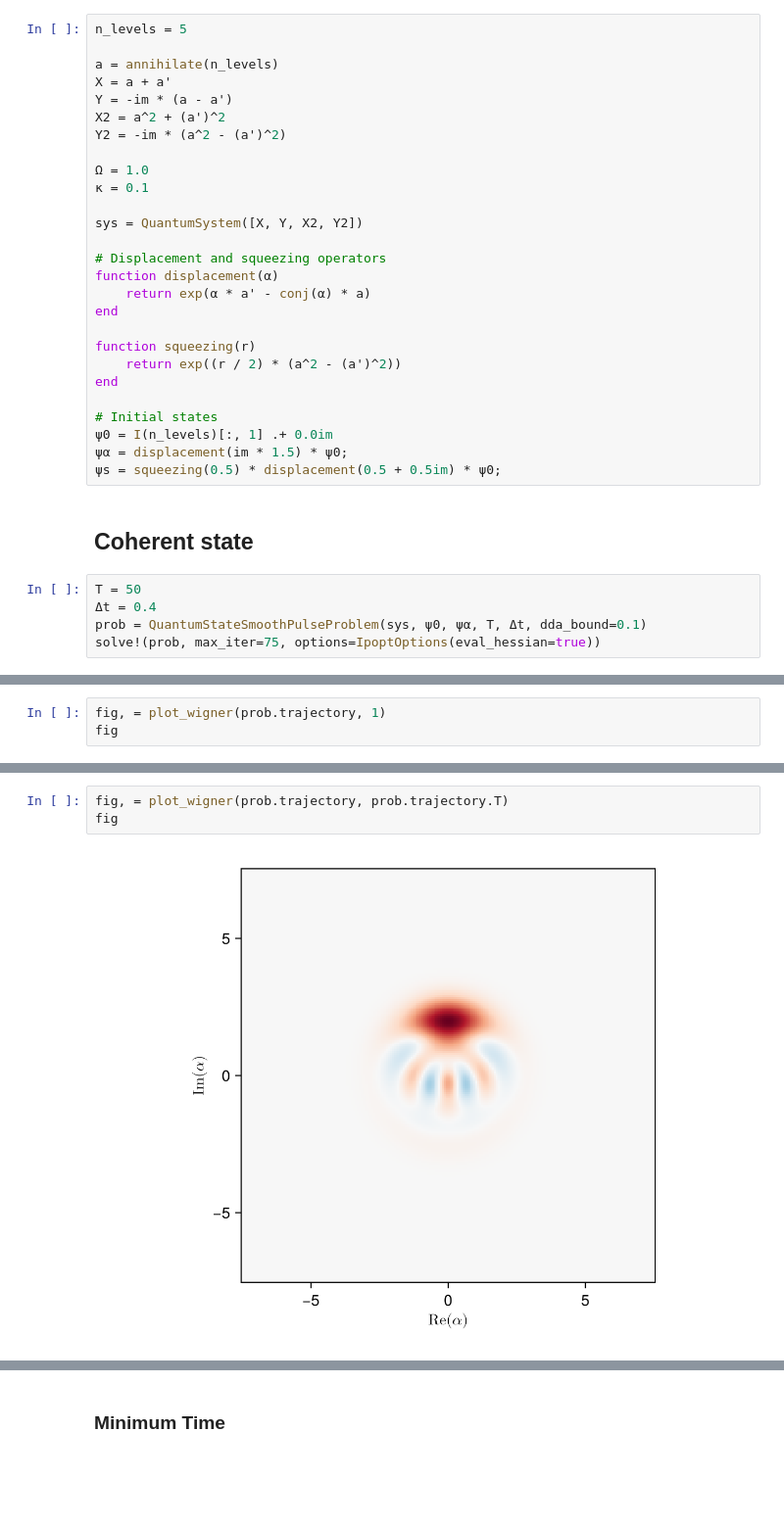
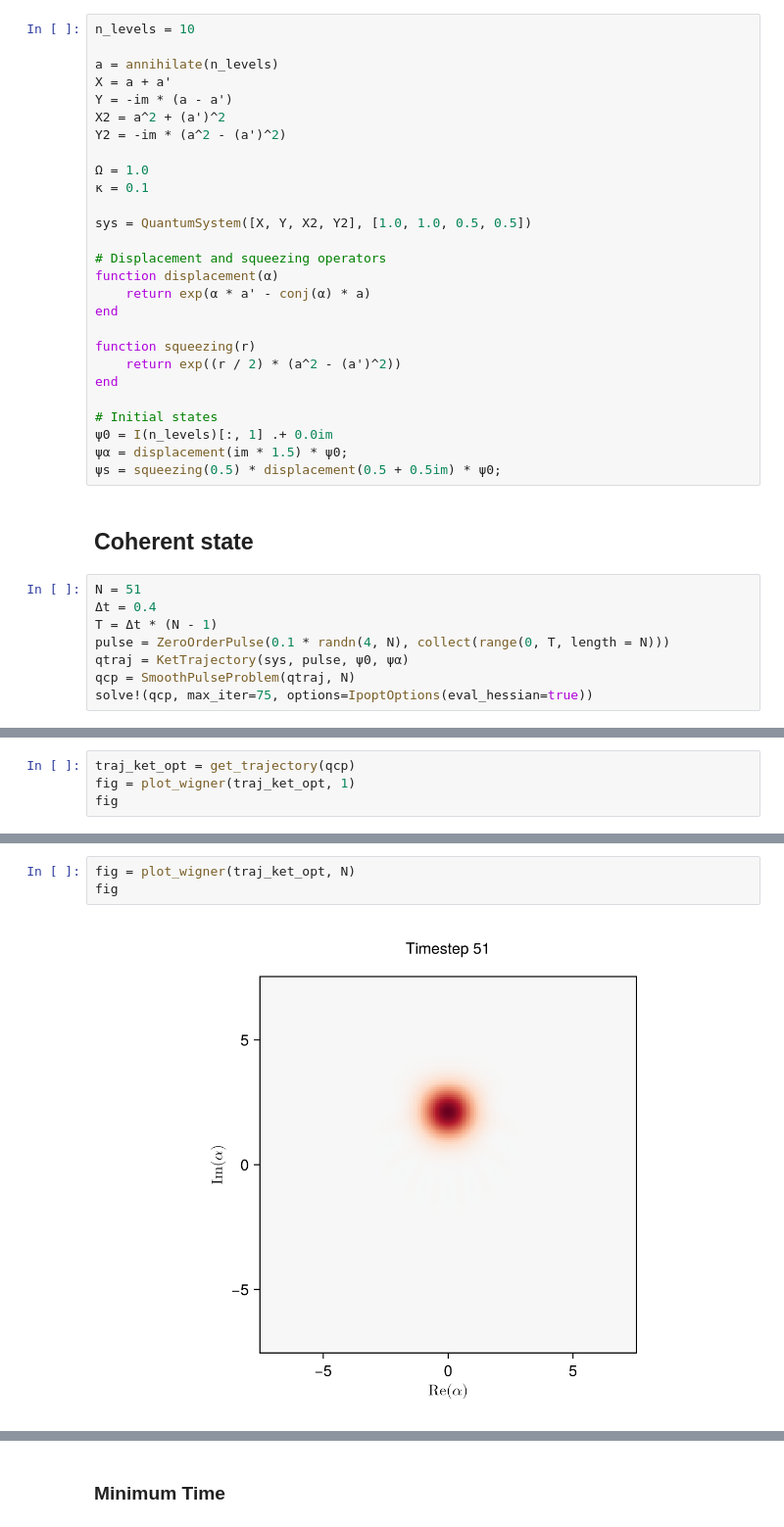
Before and after one commit to UMassQIS/QNumerics2025_Control, a Jupyter notebook: lecture-3/quantum-traj-opt.ipynb, the cells around one changed output, grey strips where cells are left out. Shown at 98% size. Drawn from its saved outputs; the diff is of its cells as text; blank space fills up the shorter version.

```diff
--- a/lecture-3/quantum-traj-opt.ipynb
+++ b/lecture-3/quantum-traj-opt.ipynb
@@ -273,7 +275,7 @@ true
     H(t) = \Omega(t) a^\dagger + \Omega(t) a + \kappa(t) a^2 + \kappa^*(t) (a^\dagger)^2
 \end{equation}
 # %%
-n_levels = 5
+n_levels = 10
 
 a = annihilate(n_levels)
 X = a + a'
@@ -284,7 +286,7 @@ Y2 = -im * (a^2 - (a')^2)
 Ω = 1.0
 κ = 0.1
 
-sys = QuantumSystem([X, Y, X2, Y2])
+sys = QuantumSystem([X, Y, X2, Y2], [1.0, 1.0, 0.5, 0.5])
 
 # Displacement and squeezing operators
 function displacement(α)
@@ -302,8 +304,11 @@ end
 # %% [markdown]
 ## Coherent state
 # %%
-T = 50
+N = 51
 Δt = 0.4
-prob = QuantumStateSmoothPulseProblem(sys, ψ0, ψα, T, Δt, dda_bound=0.1)
-solve!(prob, max_iter=75, options=IpoptOptions(eval_hessian=true))
+T = Δt * (N - 1)
+pulse = ZeroOrderPulse(0.1 * randn(4, N), collect(range(0, T, length = N)))
+qtraj = KetTrajectory(sys, pulse, ψ0, ψα)
+qcp = SmoothPulseProblem(qtraj, N)
+solve!(qcp, max_iter=75, options=IpoptOptions(eval_hessian=true))
 # %% [output]
@@ -331,4 +336,5 @@ rollout_fidelity(prob.trajectory, sys)
 # %%
-fig, = plot_wigner(prob.trajectory, 1)
+traj_ket_opt = get_trajectory(qcp)
+fig = plot_wigner(traj_ket_opt, 1)
 fig
 # %% [output]
@@ -336,6 +342,6 @@ fig
 # %%
-fig, = plot_wigner(prob.trajectory, prob.trajectory.T)
+fig = plot_wigner(traj_ket_opt, N)
 fig
 # %% [output]
-[figure, old version]
+[figure, new version]
 # %%
```
Also changed, not shown: parts of 27 cells of this notebook, 27 other files.
